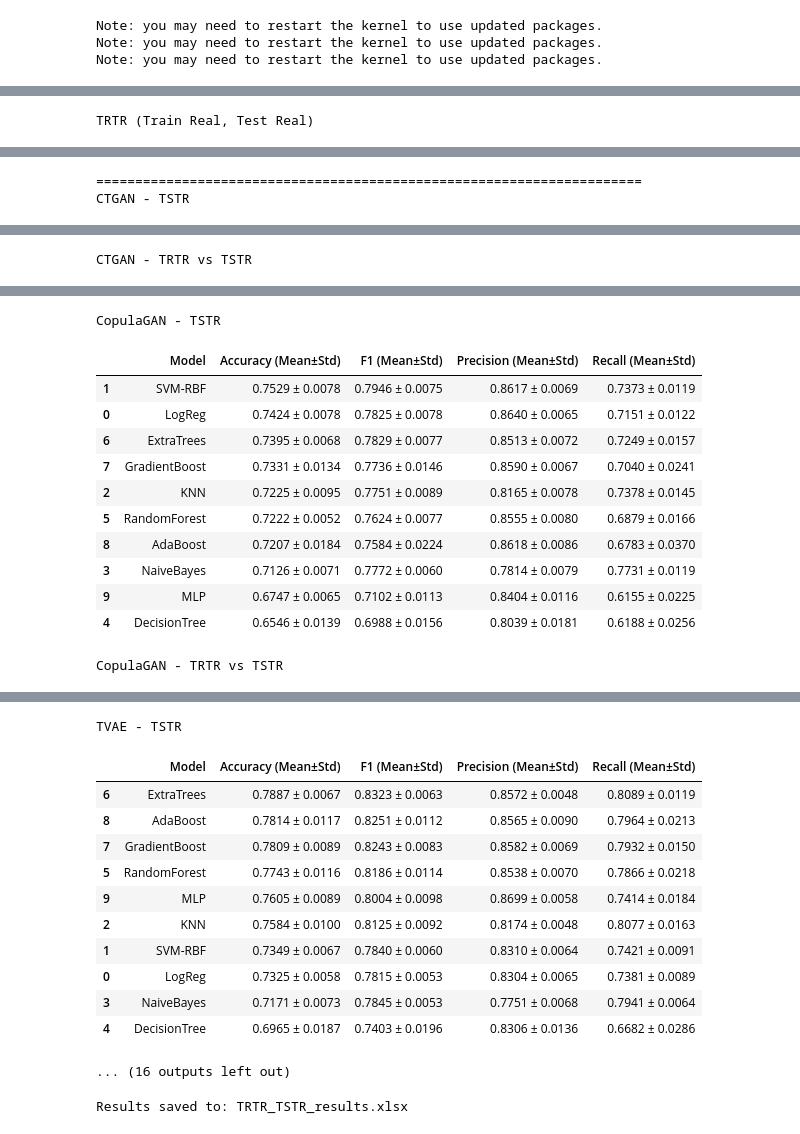
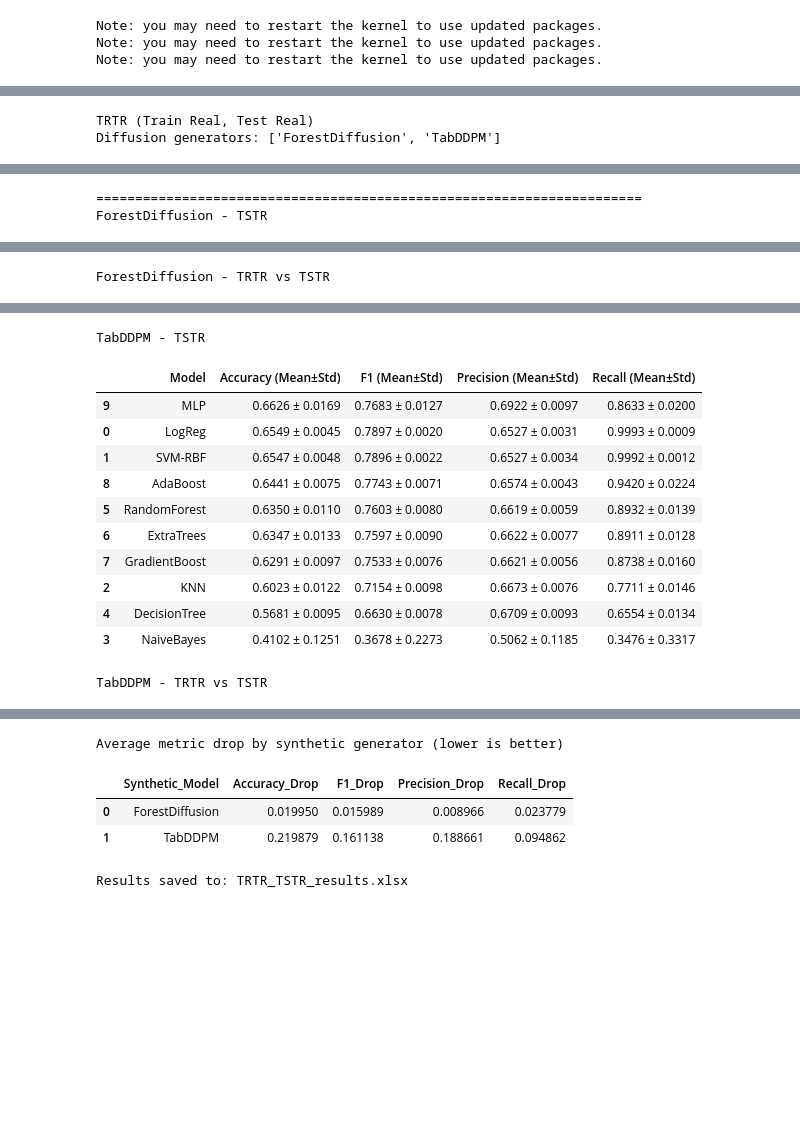
Before and after one commit to gopibattineni/SYNTH_BENCHMARK, a Jupyter notebook: Generators/Experiment with utility data leak/diffusion_dataleak/9. MAGIC Gamma Telescope/MAGIC_Gamma_Telescope.ipynb, the cells around one changed output, grey strips where cells are left out. Cells and saved outputs as stored; diff of their text form; code cells hidden in the pictures; blank space fills up the shorter version.

```diff
--- a/Generators/Experiment with utility data leak/diffusion_dataleak/9. MAGIC Gamma Telescope/MAGIC_Gamma_Telescope.ipynb
+++ b/Generators/Experiment with utility data leak/diffusion_dataleak/9. MAGIC Gamma Telescope/MAGIC_Gamma_Telescope.ipynb
@@ -38,13 +38,6 @@ from sklearn.preprocessing import StandardScaler, LabelEncoder
 from sklearn.model_selection import train_test_split
 
 from sdv.metadata import SingleTableMetadata
-from sdv.single_table import (
-    CTGANSynthesizer,
-    CopulaGANSynthesizer,
-    TVAESynthesizer,
-    GaussianCopulaSynthesizer
-)
-
 from sdv.evaluation.single_table import evaluate_quality
 
 
@@ -73,17 +66,15 @@ print("\nDataset Variable Information:")
 print(magic_gamma_telescope.variables)
 
 # ----------------------------------------------------
-# Metadata
-# ----------------------------------------------------
-metadata = SingleTableMetadata()
-metadata.detect_from_dataframe(data) # Use the combined DataFrame
-
-# ----------------------------------------------------
 # Experiment Settings
 # ----------------------------------------------------
 N_SAMPLES = 1000
 TEST_SIZE = 0.2
 SEED = 42
+RUN_QUALITY_EVAL = True
+
+# Diffusion generators only
+GENERATORS_TO_EVAL = ["ForestDiffusion", "TabDDPM"]
 
 random.seed(SEED)
 np.random.seed(SEED)
@@ -449,17 +397,14 @@ import pandas as pd
 label_col = target_col
 
 model_order = [
-    "CTGAN",
-    "CopulaGAN",
-    "TVAE",
-    "GaussianCopula",
     "ForestDiffusion",
-    "TabDDPM"
+    "TabDDPM",
 ]
 
 seeds = [42, 43, 44, 45, 46, 47, 48, 49, 50, 51]
 
 print("TRTR (Train Real, Test Real)")
+print(f"Diffusion generators: {model_order}")
 
 trtr_results = evaluate_models(
     train_df=data,
@@ -487,6 +432,10 @@ print("=" * 70)
 all_comparisons = []
 
 for synth_name in model_order:
+
+    if synth_name not in synthetic_datasets:
+        print(f"Skipping {synth_name} — not in synthetic_datasets")
+        continue
 
     print(f"{synth_name} - TSTR")
 
@@ -578,6 +527,7 @@ print("Average metric drop by synthetic generator (lower is better)")
 display(summary)
 # %% [output]
 TRTR (Train Real, Test Real)
+Diffusion generators: ['ForestDiffusion', 'TabDDPM']
 |  | Model | Accuracy (Mean±Std) | F1 (Mean±Std) | Precision (Mean±Std) | Recall (Mean±Std) |
 | 5 | RandomForest | 0.8803 ± 0.0056 | 0.9106 ± 0.0042 | 0.8825 ± 0.0041 | 0.9407 ± 0.0051 |
 | 6 | ExtraTrees | 0.8783 ± 0.0062 | 0.9100 ± 0.0046 | 0.8740 ± 0.0054 | 0.9492 ± 0.0053 |
@@ -590,5 +540,5 @@ TRTR (Train Real, Test Real)
 | 1 | SVM-RBF | 0.7892 ± 0.0076 | 0.8469 ± 0.0054 | 0.8004 ± 0.0060 | 0.8991 ± 0.0057 |
 | 3 | NaiveBayes | 0.7257 ± 0.0080 | 0.8125 ± 0.0053 | 0.7297 ± 0.0055 | 0.9165 ± 0.0061 |
 ======================================================================
-CTGAN - TSTR
+ForestDiffusion - TSTR
 |  | Model | Accuracy (Mean±Std) | F1 (Mean±Std) | Precision (Mean±Std) | Recall (Mean±Std) |
@@ -605,2 +555,2 @@ CTGAN - TSTR
-CTGAN - TRTR vs TSTR
+ForestDiffusion - TRTR vs TSTR
 |  | Synthetic_Model | Model | Accuracy_Drop | F1_Drop | Precision_Drop | Recall_Drop | Accuracy (Mean±Std)_TRTR | ... |
@@ -617,14 +567,14 @@ CTGAN - TRTR vs TSTR
-CopulaGAN - TSTR
+TabDDPM - TSTR
 |  | Model | Accuracy (Mean±Std) | F1 (Mean±Std) | Precision (Mean±Std) | Recall (Mean±Std) |
-| 1 | SVM-RBF | 0.7529 ± 0.0078 | 0.7946 ± 0.0075 | 0.8617 ± 0.0069 | 0.7373 ± 0.0119 |
-| 0 | LogReg | 0.7424 ± 0.0078 | 0.7825 ± 0.0078 | 0.8640 ± 0.0065 | 0.7151 ± 0.0122 |
-| 6 | ExtraTrees | 0.7395 ± 0.0068 | 0.7829 ± 0.0077 | 0.8513 ± 0.0072 | 0.7249 ± 0.0157 |
-| 7 | GradientBoost | 0.7331 ± 0.0134 | 0.7736 ± 0.0146 | 0.8590 ± 0.0067 | 0.7040 ± 0.0241 |
-| 2 | KNN | 0.7225 ± 0.0095 | 0.7751 ± 0.0089 | 0.8165 ± 0.0078 | 0.7378 ± 0.0145 |
-| 5 | RandomForest | 0.7222 ± 0.0052 | 0.7624 ± 0.0077 | 0.8555 ± 0.0080 | 0.6879 ± 0.0166 |
-| 8 | AdaBoost | 0.7207 ± 0.0184 | 0.7584 ± 0.0224 | 0.8618 ± 0.0086 | 0.6783 ± 0.0370 |
-| 3 | NaiveBayes | 0.7126 ± 0.0071 | 0.7772 ± 0.0060 | 0.7814 ± 0.0079 | 0.7731 ± 0.0119 |
-| 9 | MLP | 0.6747 ± 0.0065 | 0.7102 ± 0.0113 | 0.8404 ± 0.0116 | 0.6155 ± 0.0225 |
-| 4 | DecisionTree | 0.6546 ± 0.0139 | 0.6988 ± 0.0156 | 0.8039 ± 0.0181 | 0.6188 ± 0.0256 |
+| 9 | MLP | 0.6626 ± 0.0169 | 0.7683 ± 0.0127 | 0.6922 ± 0.0097 | 0.8633 ± 0.0200 |
+| 0 | LogReg | 0.6549 ± 0.0045 | 0.7897 ± 0.0020 | 0.6527 ± 0.0031 | 0.9993 ± 0.0009 |
+| 1 | SVM-RBF | 0.6547 ± 0.0048 | 0.7896 ± 0.0022 | 0.6527 ± 0.0034 | 0.9992 ± 0.0012 |
+| 8 | AdaBoost | 0.6441 ± 0.0075 | 0.7743 ± 0.0071 | 0.6574 ± 0.0043 | 0.9420 ± 0.0224 |
+| 5 | RandomForest | 0.6350 ± 0.0110 | 0.7603 ± 0.0080 | 0.6619 ± 0.0059 | 0.8932 ± 0.0139 |
+| 6 | ExtraTrees | 0.6347 ± 0.0133 | 0.7597 ± 0.0090 | 0.6622 ± 0.0077 | 0.8911 ± 0.0128 |
+| 7 | GradientBoost | 0.6291 ± 0.0097 | 0.7533 ± 0.0076 | 0.6621 ± 0.0056 | 0.8738 ± 0.0160 |
+| 2 | KNN | 0.6023 ± 0.0122 | 0.7154 ± 0.0098 | 0.6673 ± 0.0076 | 0.7711 ± 0.0146 |
+| 4 | DecisionTree | 0.5681 ± 0.0095 | 0.6630 ± 0.0078 | 0.6709 ± 0.0093 | 0.6554 ± 0.0134 |
+| 3 | NaiveBayes | 0.4102 ± 0.1251 | 0.3678 ± 0.2273 | 0.5062 ± 0.1185 | 0.3476 ± 0.3317 |
-CopulaGAN - TRTR vs TSTR
+TabDDPM - TRTR vs TSTR
 |  | Synthetic_Model | Model | Accuracy_Drop | F1_Drop | Precision_Drop | Recall_Drop | Accuracy (Mean±Std)_TRTR | ... |
@@ -641,16 +591,7 @@ CopulaGAN - TRTR vs TSTR
-TVAE - TSTR
+Average metric drop by synthetic generator (lower is better)
-|  | Model | Accuracy (Mean±Std) | F1 (Mean±Std) | Precision (Mean±Std) | Recall (Mean±Std) |
-| 6 | ExtraTrees | 0.7887 ± 0.0067 | 0.8323 ± 0.0063 | 0.8572 ± 0.0048 | 0.8089 ± 0.0119 |
-| 8 | AdaBoost | 0.7814 ± 0.0117 | 0.8251 ± 0.0112 | 0.8565 ± 0.0090 | 0.7964 ± 0.0213 |
-| 7 | GradientBoost | 0.7809 ± 0.0089 | 0.8243 ± 0.0083 | 0.8582 ± 0.0069 | 0.7932 ± 0.0150 |
-| 5 | RandomForest | 0.7743 ± 0.0116 | 0.8186 ± 0.0114 | 0.8538 ± 0.0070 | 0.7866 ± 0.0218 |
-| 9 | MLP | 0.7605 ± 0.0089 | 0.8004 ± 0.0098 | 0.8699 ± 0.0058 | 0.7414 ± 0.0184 |
-| 2 | KNN | 0.7584 ± 0.0100 | 0.8125 ± 0.0092 | 0.8174 ± 0.0048 | 0.8077 ± 0.0163 |
-| 1 | SVM-RBF | 0.7349 ± 0.0067 | 0.7840 ± 0.0060 | 0.8310 ± 0.0064 | 0.7421 ± 0.0091 |
-| 0 | LogReg | 0.7325 ± 0.0058 | 0.7815 ± 0.0053 | 0.8304 ± 0.0065 | 0.7381 ± 0.0089 |
-| 3 | NaiveBayes | 0.7171 ± 0.0073 | 0.7845 ± 0.0053 | 0.7751 ± 0.0068 | 0.7941 ± 0.0064 |
-| 4 | DecisionTree | 0.6965 ± 0.0187 | 0.7403 ± 0.0196 | 0.8306 ± 0.0136 | 0.6682 ± 0.0286 |
+|  | Synthetic_Model | Accuracy_Drop | F1_Drop | Precision_Drop | Recall_Drop |
+| 0 | ForestDiffusion | 0.019950 | 0.015989 | 0.008966 | 0.023779 |
+| 1 | TabDDPM | 0.219879 | 0.161138 | 0.188661 | 0.094862 |
-... (16 outputs left out)
 # %%
 output_file = "TRTR_TSTR_results.xlsx"
 
```
Also changed, not shown: parts of 4 cells of this notebook, 11 other files.
